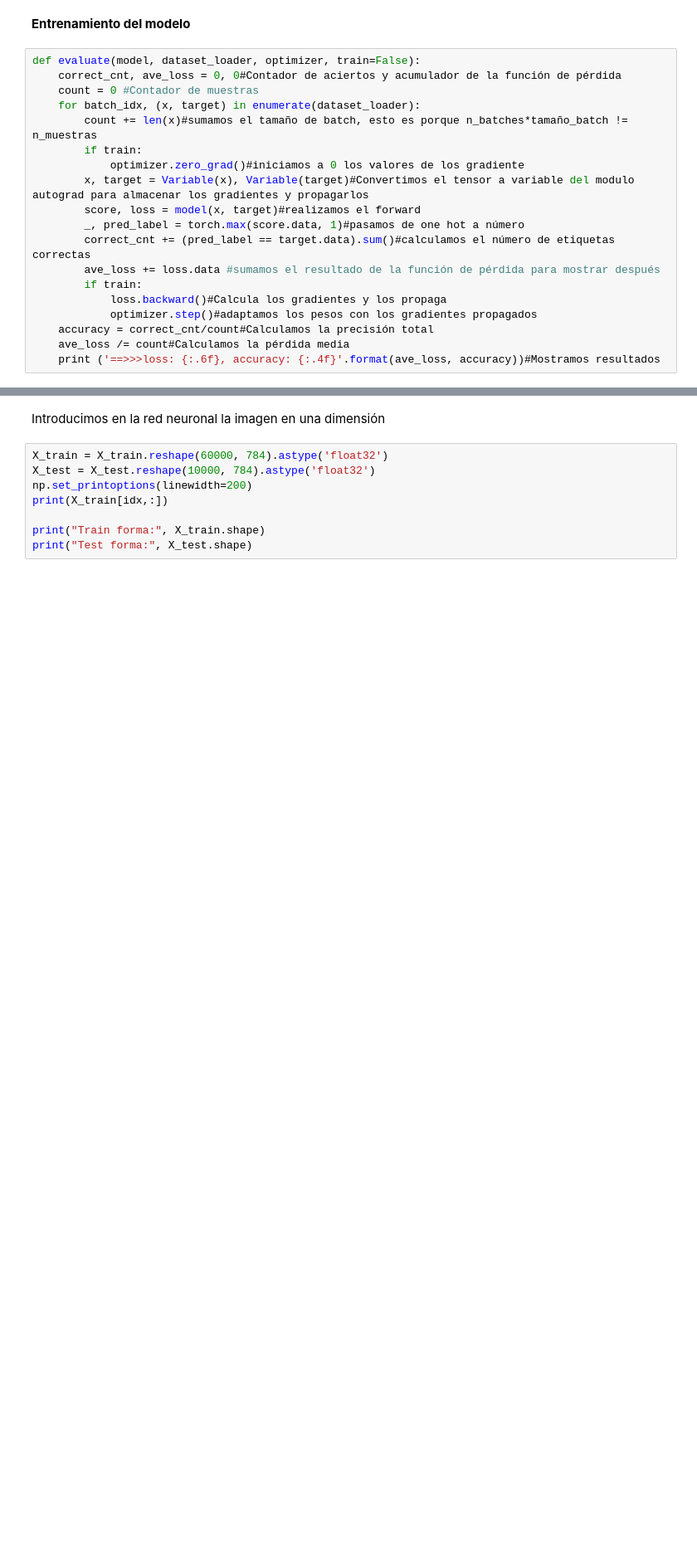
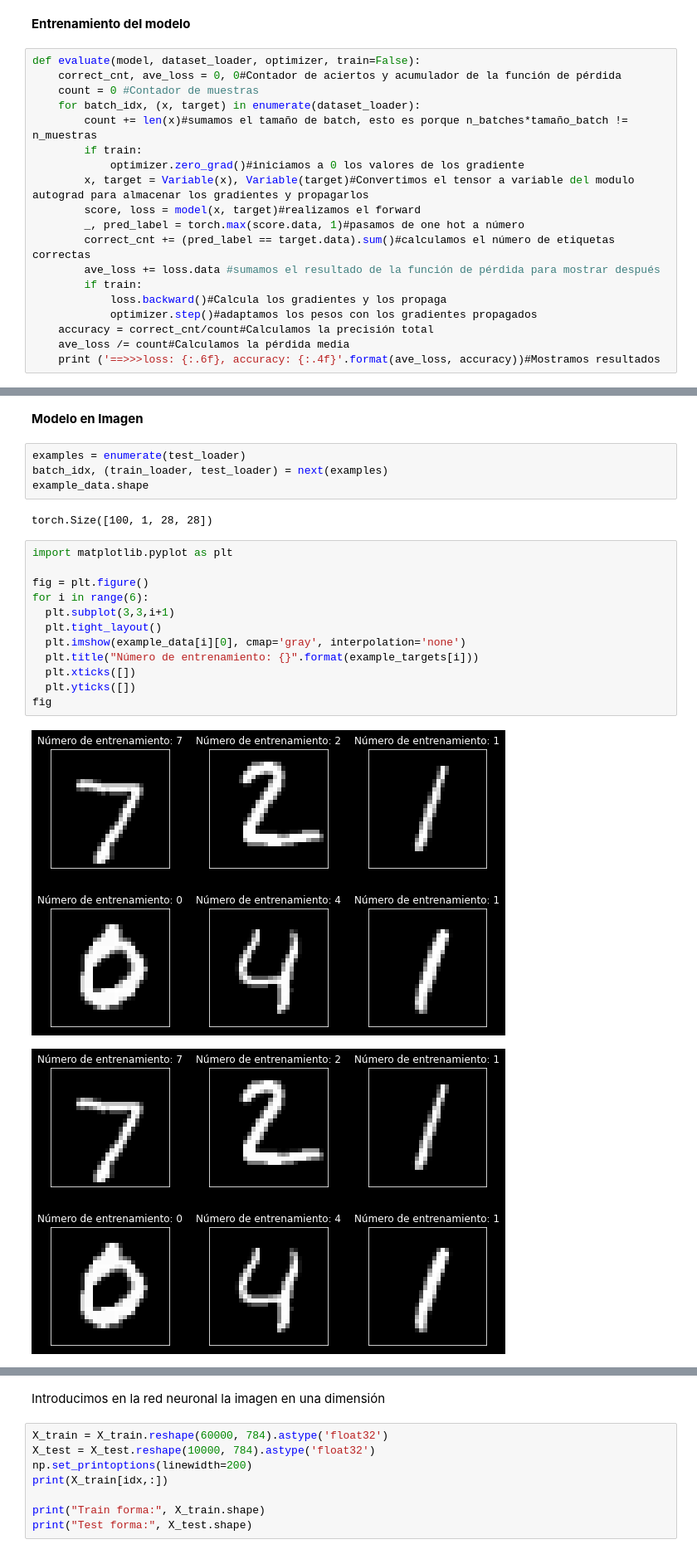
Before and after one commit to nicolegg/RNA_Pytorch, a Jupyter notebook: RNA_Pytorch.ipynb, the cells around one changed output, grey strips where cells are left out. Shown at 83% size. Cells and saved outputs as stored; diff of their text form; blank space fills up the shorter version.

```diff
--- a/RNA_Pytorch.ipynb
+++ b/RNA_Pytorch.ipynb
@@ -127 +112,24 @@ Prueba
+# %% [markdown]
+**Modelo en Imagen**
+# %%
+examples = enumerate(test_loader)
+batch_idx, (train_loader, test_loader) = next(examples)
+example_data.shape
+# %% [output]
+torch.Size([100, 1, 28, 28])
+# %%
+import matplotlib.pyplot as plt
+
+fig = plt.figure()
+for i in range(6):
+  plt.subplot(3,3,i+1)
+  plt.tight_layout()
+  plt.imshow(example_data[i][0], cmap='gray', interpolation='none')
+  plt.title("Número de entrenamiento: {}".format(example_targets[i]))
+  plt.xticks([])
+  plt.yticks([])
+fig
+# %% [output]
+[figure, added]
+[figure, added]
 # %% [markdown]
```
Also changed, not shown: parts of 11 cells of this notebook.
